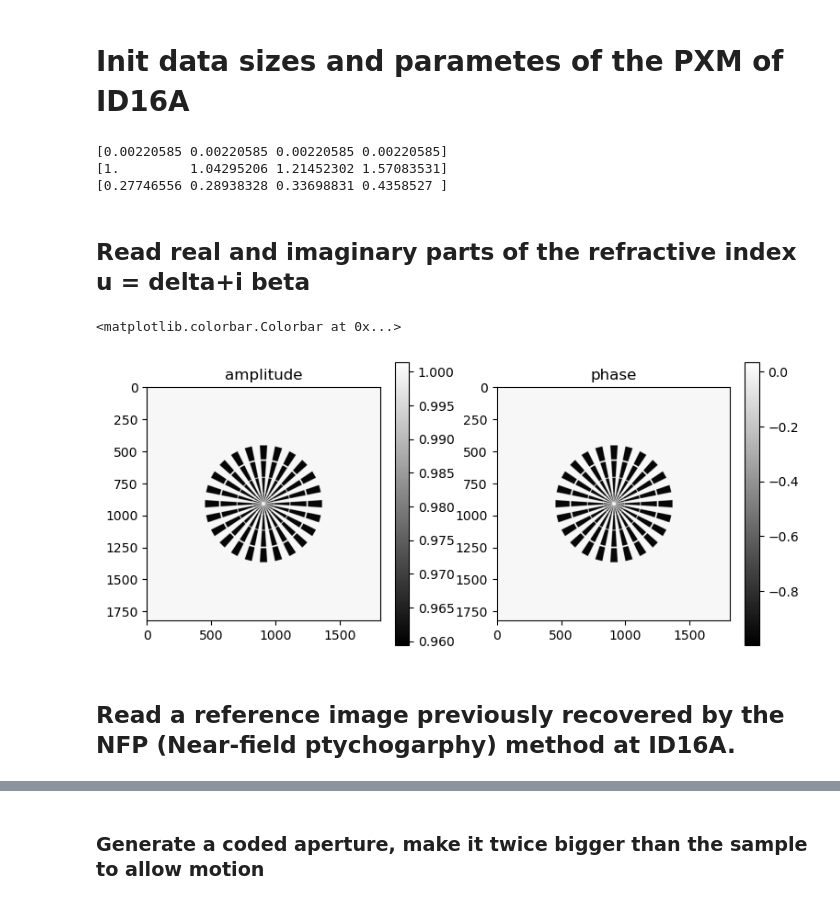
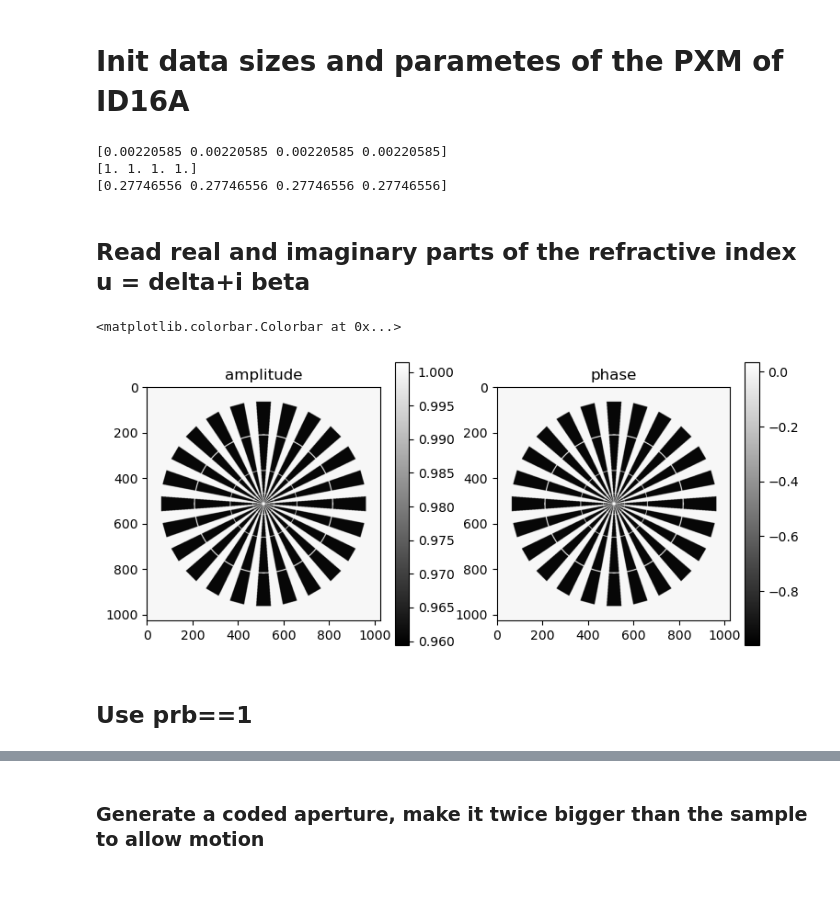
Before and after one commit to nikitinvv/holotomocupy_bq, a Jupyter notebook: coded_apertures/siemens_star/modeling.ipynb, the cells around one changed output, grey strips where cells are left out. Cells and saved outputs as stored; diff of their text form; code cells hidden in the pictures.

```diff
--- a/coded_apertures/siemens_star/modeling.ipynb
+++ b/coded_apertures/siemens_star/modeling.ipynb
@@ -22,8 +22,7 @@ ntheta = 1  # number of angles (rotations)
 
 center = n/2  # rotation axis
 
-# ID16a setup
-ndist = 4
+npos = 4  # number of code positions
 
 detector_pixelsize = 3e-6
 energy = 33.35  # [keV] xray energy
@@ -31,7 +30,8 @@ wavelength = 1.2398419840550367e-09/energy  # [m] wave length
 
 focusToDetectorDistance = 1.28  # [m]
 sx0 = 3.7e-4
-z1 = np.array([4.584e-3, 4.765e-3, 5.488e-3, 6.9895e-3])[:ndist]-sx0
+z1 = 4.584e-3-sx0#np.array([4.584e-3, 4.765e-3, 5.488e-3, 6.9895e-3])[:npos]-sx0
+z1 = np.tile(z1,[npos])
 z2 = focusToDetectorDistance-z1
 distances = (z1*z2)/focusToDetectorDistance
 magnifications = focusToDetectorDistance/z1
@@ -54,21 +54,21 @@ distances2 = distances2*norm_magnifications2**2
 distances2 = distances2*(z1p/z1)**2
 
 # allow padding if there are shifts of the probe
-pad = n//16
+pad = n//16*0
 # sample size after demagnification
-ne = int(np.ceil((n+2*pad)/norm_magnifications[-1]/8))*8  # make multiple of 8
+ne = n+2*pad
 print(distances+distances2)
 print(1/norm_magnifications)
 print(norm_magnifications2)
 # %% [output]
 [0.00220585 0.00220585 0.00220585 0.00220585]
-[1.         1.04295206 1.21452302 1.57083531]
-[0.27746556 0.28938328 0.33698831 0.4358527 ]
+[1. 1. 1. 1.]
+[0.27746556 0.27746556 0.27746556 0.27746556]
 # %% [markdown]
 ## Read real and imaginary parts of the refractive index u = delta+i beta
 # %%
 img = np.zeros((ne, ne, 3), np.uint8)
-triangle = np.array([(ne//4, ne//2-ne//64), (ne//4, ne//2+ne//64), (ne//2-ne//128, ne//2)], np.float32)
+triangle = np.array([(ne//16, ne//2-ne//32), (ne//16, ne//2+ne//32), (ne//2-ne//128, ne//2)], np.float32)
 star = img[:,:,0]*0
 for i in range(0, 360, 15):
     img = np.zeros((ne, ne, 3), np.uint8)
@@ -82,36 +82,36 @@ for i in range(0, 360, 15):
 [x,y] = np.meshgrid(np.arange(-ne//2,ne//2),np.arange(-ne//2,ne//2))
 x = x/ne*2
 y = y/ne*2
 # add holes in triangles
-circ = (x**2+y**2>0.145)+(x**2+y**2<0.135)
-circ *= (x**2+y**2>0.053)+(x**2+y**2<0.05)
+circ = (x**2+y**2>0.355)+(x**2+y**2<0.345)
+circ *= (x**2+y**2>0.083)+(x**2+y**2<0.08)
 circ *= (x**2+y**2>0.0085)+(x**2+y**2<0.008)
 star = star*circ/255
 
 v = np.arange(-ne//2,ne//2)/ne
 [vx,vy] = np.meshgrid(v,v)
 v = np.exp(-5*(vx**2+vy**2))
 fu = np.fft.fftshift(np.fft.fftn(np.fft.fftshift(star)))
 star = np.fft.fftshift(np.fft.ifftn(np.fft.fftshift(fu*v))).real
 
 delta = 1-xraylib.Refractive_Index_Re('Au',energy,19.3)
 beta = xraylib.Refractive_Index_Im('Au',energy,19.3)
 
 thickness = 2e-6/voxelsize # siemens star thickness in pixels
 # form Transmittance function
 u = star*(-delta+1j*beta) # note -delta
 Ru = u*thickness
 psi = np.exp(1j * Ru * voxelsize * 2 * np.pi / wavelength)[np.newaxis].astype('complex64')
 fig, axs = plt.subplots(1, 2, figsize=(9, 4))
 im=axs[0].imshow(np.abs(psi[0]),cmap='gray')
 axs[0].set_title('amplitude')
 fig.colorbar(im)
 im=axs[1].imshow(np.angle(psi[0]),cmap='gray')
 axs[1].set_title('phase')
 fig.colorbar(im)
 # %% [output]
 <matplotlib.colorbar.Colorbar at 0x...>
-[figure, old version]
+[figure, new version]
 # %% [markdown]
-## Read a reference image previously recovered by the NFP (Near-field ptychogarphy) method at ID16A.
+## Use prb==1
 # %%
```
Also changed, not shown: parts of 10 cells of this notebook, 5 other files.
